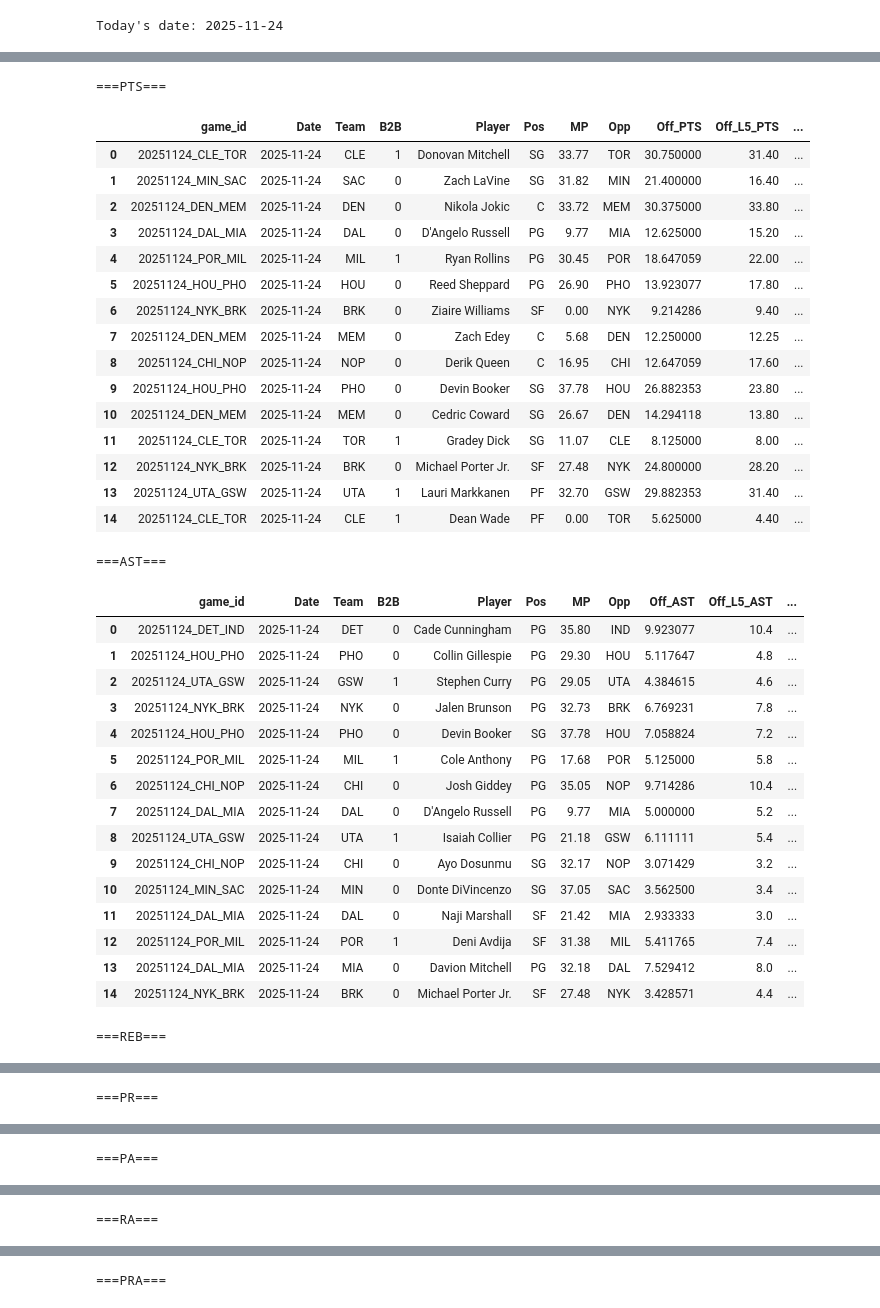
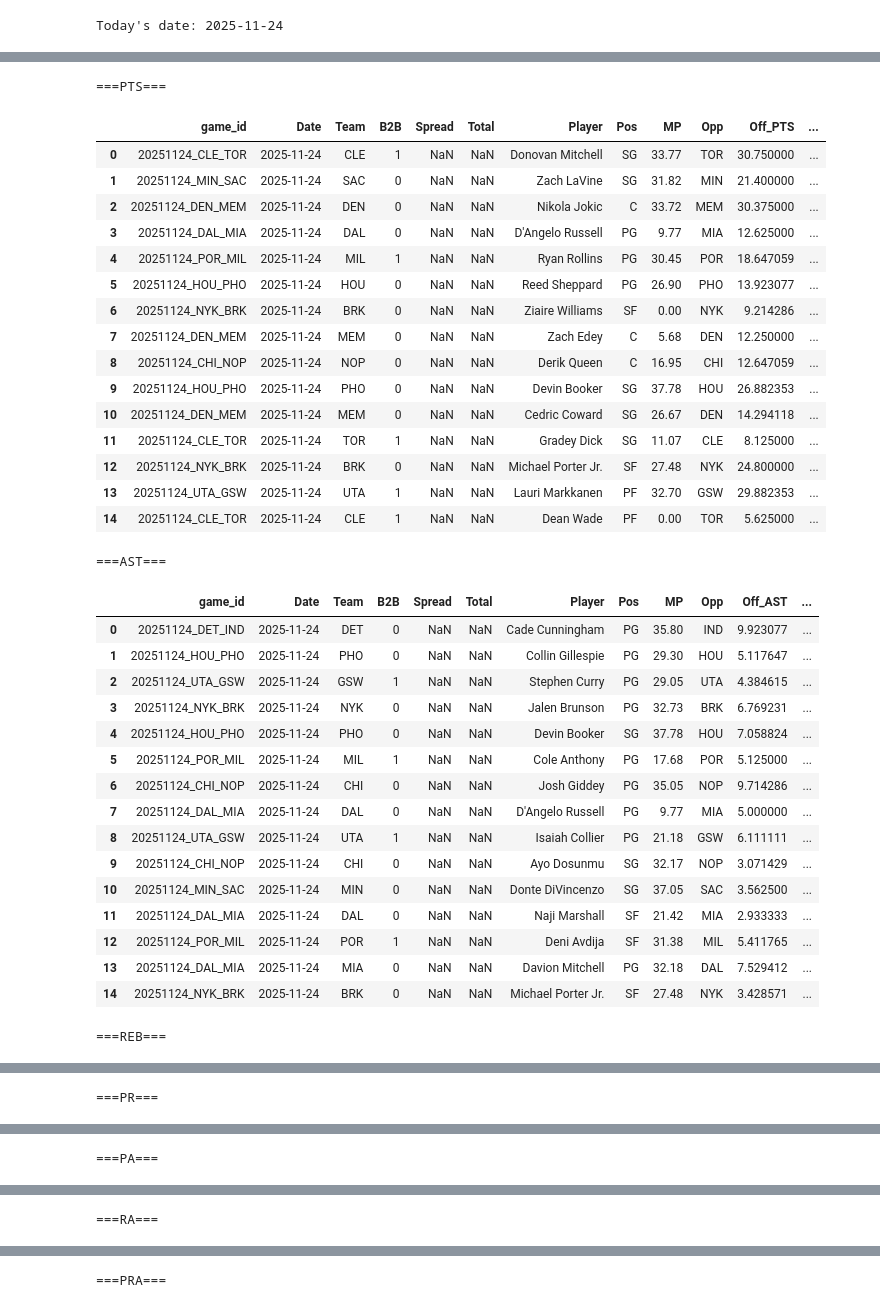
Before and after one commit to Relenes510/fantasy_basketball, a Jupyter notebook: notebooks/parlay actuals.ipynb, the cells around one changed output, grey strips where cells are left out. Drawn from its saved outputs; the diff is of its cells as text; code cells hidden in the pictures.

```diff
--- a/notebooks/parlay actuals.ipynb
+++ b/notebooks/parlay actuals.ipynb
@@ -71,7 +71,7 @@ def create_actuals_tbl(con):
     df_select = ", ".join(stats_cols)
     lines = str(lines).replace("[", "").replace("]", "")
     diffs = str(diffs).replace("[", "").replace("]", "")
-    df_actuals = con.execute(f"""SELECT game_id, df.Date, df.Team, B2B, df.Player, df.Pos, MP, Opp,
+    df_actuals = con.execute(f"""SELECT game_id, df.Date, df.Team, B2B, Spread, Total, df.Player, df.Pos, MP, Opp,
                                  {df_select} FROM df JOIN df_stats
                                  ON df.Date = df_stats.Date AND df.Player = df_stats.Player
                                  """).fetchdf()
@@ -99,7 +99,7 @@ df = create_actuals_tbl(con)
 # %%
 for stat in ['PTS', 'AST', 'REB', 'PR', 'PA', 'RA', 'PRA']:
     print(f"==={stat}===")
-    display(con.execute(f"""SELECT game_id, Date, Team, B2B, Player, Pos, MP, Opp,
+    display(con.execute(f"""SELECT game_id, Date, Team, B2B, Spread, Total, Player, Pos, MP, Opp,
                             Off_{stat}, Off_L5_{stat}, AVG_{stat}_H2H,
                             Def_{stat}, Def_L5_{stat}, {stat}_line, {stat},
                             {stat}_Diff, {stat}_Result FROM df
@@ -229,46 +229,46 @@ for stat in ['PTS', 'AST', 'REB', 'PR', 'PA', 'RA', 'PRA']:
 # %%
 for stat in ['PTS', 'AST', 'REB', 'PR', 'PA', 'RA', 'PRA']:
     print(f"==={stat}===")
-    display(con.execute(f"""SELECT game_id, Date, Team, B2B, Player, Pos, MP, Opp,
+    display(con.execute(f"""SELECT game_id, Date, Team, B2B, Spread, Total, Player, Pos, MP, Opp,
                             Off_{stat}, Off_L5_{stat}, AVG_{stat}_H2H,
                             Def_{stat}, Def_L5_{stat}, {stat}_line, {stat},
                             {stat}_Diff, {stat}_Result FROM df
                             WHERE {stat}_line IS NOT NULL AND {stat}_Result = 'U'
                             ORDER BY {stat}_Diff
                             LIMIT 15""").fetchdf())
 # %% [output]
 ===PTS===
-|  | game_id | Date | Team | B2B | Player | Pos | MP | Opp | Off_PTS | Off_L5_PTS | ... |
-| 0 | 20251124_CLE_TOR | 2025-11-24 | CLE | 1 | Donovan Mitchell | SG | 33.77 | TOR | 30.750000 | 31.40 | ... |
-| 1 | 20251124_MIN_SAC | 2025-11-24 | SAC | 0 | Zach LaVine | SG | 31.82 | MIN | 21.400000 | 16.40 | ... |
-| 2 | 20251124_DEN_MEM | 2025-11-24 | DEN | 0 | Nikola Jokic | C | 33.72 | MEM | 30.375000 | 33.80 | ... |
-| 3 | 20251124_DAL_MIA | 2025-11-24 | DAL | 0 | D'Angelo Russell | PG | 9.77 | MIA | 12.625000 | 15.20 | ... |
-| 4 | 20251124_POR_MIL | 2025-11-24 | MIL | 1 | Ryan Rollins | PG | 30.45 | POR | 18.647059 | 22.00 | ... |
-| 5 | 20251124_HOU_PHO | 2025-11-24 | HOU | 0 | Reed Sheppard | PG | 26.90 | PHO | 13.923077 | 17.80 | ... |
-| 6 | 20251124_NYK_BRK | 2025-11-24 | BRK | 0 | Ziaire Williams | SF | 0.00 | NYK | 9.214286 | 9.40 | ... |
-| 7 | 20251124_DEN_MEM | 2025-11-24 | MEM | 0 | Zach Edey | C | 5.68 | DEN | 12.250000 | 12.25 | ... |
-| 8 | 20251124_CHI_NOP | 2025-11-24 | NOP | 0 | Derik Queen | C | 16.95 | CHI | 12.647059 | 17.60 | ... |
-| 9 | 20251124_HOU_PHO | 2025-11-24 | PHO | 0 | Devin Booker | SG | 37.78 | HOU | 26.882353 | 23.80 | ... |
-| 10 | 20251124_DEN_MEM | 2025-11-24 | MEM | 0 | Cedric Coward | SG | 26.67 | DEN | 14.294118 | 13.80 | ... |
-| 11 | 20251124_CLE_TOR | 2025-11-24 | TOR | 1 | Gradey Dick | SG | 11.07 | CLE | 8.125000 | 8.00 | ... |
-| 12 | 20251124_NYK_BRK | 2025-11-24 | BRK | 0 | Michael Porter Jr. | SF | 27.48 | NYK | 24.800000 | 28.20 | ... |
-| 13 | 20251124_UTA_GSW | 2025-11-24 | UTA | 1 | Lauri Markkanen | PF | 32.70 | GSW | 29.882353 | 31.40 | ... |
-| 14 | 20251124_CLE_TOR | 2025-11-24 | CLE | 1 | Dean Wade | PF | 0.00 | TOR | 5.625000 | 4.40 | ... |
+|  | game_id | Date | Team | B2B | Spread | Total | Player | Pos | MP | Opp | Off_PTS | ... |
+| 0 | 20251124_CLE_TOR | 2025-11-24 | CLE | 1 | NaN | NaN | Donovan Mitchell | SG | 33.77 | TOR | 30.750000 | ... |
+| 1 | 20251124_MIN_SAC | 2025-11-24 | SAC | 0 | NaN | NaN | Zach LaVine | SG | 31.82 | MIN | 21.400000 | ... |
+| 2 | 20251124_DEN_MEM | 2025-11-24 | DEN | 0 | NaN | NaN | Nikola Jokic | C | 33.72 | MEM | 30.375000 | ... |
+| 3 | 20251124_DAL_MIA | 2025-11-24 | DAL | 0 | NaN | NaN | D'Angelo Russell | PG | 9.77 | MIA | 12.625000 | ... |
+| 4 | 20251124_POR_MIL | 2025-11-24 | MIL | 1 | NaN | NaN | Ryan Rollins | PG | 30.45 | POR | 18.647059 | ... |
+| 5 | 20251124_HOU_PHO | 2025-11-24 | HOU | 0 | NaN | NaN | Reed Sheppard | PG | 26.90 | PHO | 13.923077 | ... |
+| 6 | 20251124_NYK_BRK | 2025-11-24 | BRK | 0 | NaN | NaN | Ziaire Williams | SF | 0.00 | NYK | 9.214286 | ... |
+| 7 | 20251124_DEN_MEM | 2025-11-24 | MEM | 0 | NaN | NaN | Zach Edey | C | 5.68 | DEN | 12.250000 | ... |
+| 8 | 20251124_CHI_NOP | 2025-11-24 | NOP | 0 | NaN | NaN | Derik Queen | C | 16.95 | CHI | 12.647059 | ... |
+| 9 | 20251124_HOU_PHO | 2025-11-24 | PHO | 0 | NaN | NaN | Devin Booker | SG | 37.78 | HOU | 26.882353 | ... |
+| 10 | 20251124_DEN_MEM | 2025-11-24 | MEM | 0 | NaN | NaN | Cedric Coward | SG | 26.67 | DEN | 14.294118 | ... |
+| 11 | 20251124_CLE_TOR | 2025-11-24 | TOR | 1 | NaN | NaN | Gradey Dick | SG | 11.07 | CLE | 8.125000 | ... |
+| 12 | 20251124_NYK_BRK | 2025-11-24 | BRK | 0 | NaN | NaN | Michael Porter Jr. | SF | 27.48 | NYK | 24.800000 | ... |
+| 13 | 20251124_UTA_GSW | 2025-11-24 | UTA | 1 | NaN | NaN | Lauri Markkanen | PF | 32.70 | GSW | 29.882353 | ... |
+| 14 | 20251124_CLE_TOR | 2025-11-24 | CLE | 1 | NaN | NaN | Dean Wade | PF | 0.00 | TOR | 5.625000 | ... |
 ===AST===
-|  | game_id | Date | Team | B2B | Player | Pos | MP | Opp | Off_AST | Off_L5_AST | ... |
-| 0 | 20251124_DET_IND | 2025-11-24 | DET | 0 | Cade Cunningham | PG | 35.80 | IND | 9.923077 | 10.4 | ... |
-| 1 | 20251124_HOU_PHO | 2025-11-24 | PHO | 0 | Collin Gillespie | PG | 29.30 | HOU | 5.117647 | 4.8 | ... |
-| 2 | 20251124_UTA_GSW | 2025-11-24 | GSW | 1 | Stephen Curry | PG | 29.05 | UTA | 4.384615 | 4.6 | ... |
-| 3 | 20251124_NYK_BRK | 2025-11-24 | NYK | 0 | Jalen Brunson | PG | 32.73 | BRK | 6.769231 | 7.8 | ... |
-| 4 | 20251124_HOU_PHO | 2025-11-24 | PHO | 0 | Devin Booker | SG | 37.78 | HOU | 7.058824 | 7.2 | ... |
-| 5 | 20251124_POR_MIL | 2025-11-24 | MIL | 1 | Cole Anthony | PG | 17.68 | POR | 5.125000 | 5.8 | ... |
-| 6 | 20251124_CHI_NOP | 2025-11-24 | CHI | 0 | Josh Giddey | PG | 35.05 | NOP | 9.714286 | 10.4 | ... |
-| 7 | 20251124_DAL_MIA | 2025-11-24 | DAL | 0 | D'Angelo Russell | PG | 9.77 | MIA | 5.000000 | 5.2 | ... |
-| 8 | 20251124_UTA_GSW | 2025-11-24 | UTA | 1 | Isaiah Collier | PG | 21.18 | GSW | 6.111111 | 5.4 | ... |
-| 9 | 20251124_CHI_NOP | 2025-11-24 | CHI | 0 | Ayo Dosunmu | SG | 32.17 | NOP | 3.071429 | 3.2 | ... |
-| 10 | 20251124_MIN_SAC | 2025-11-24 | MIN | 0 | Donte DiVincenzo | SG | 37.05 | SAC | 3.562500 | 3.4 | ... |
-| 11 | 20251124_DAL_MIA | 2025-11-24 | DAL | 0 | Naji Marshall | SF | 21.42 | MIA | 2.933333 | 3.0 | ... |
-| 12 | 20251124_POR_MIL | 2025-11-24 | POR | 1 | Deni Avdija | SF | 31.38 | MIL | 5.411765 | 7.4 | ... |
-| 13 | 20251124_DAL_MIA | 2025-11-24 | MIA | 0 | Davion Mitchell | PG | 32.18 | DAL | 7.529412 | 8.0 | ... |
-| 14 | 20251124_NYK_BRK | 2025-11-24 | BRK | 0 | Michael Porter Jr. | SF | 27.48 | NYK | 3.428571 | 4.4 | ... |
+|  | game_id | Date | Team | B2B | Spread | Total | Player | Pos | MP | Opp | Off_AST | ... |
+| 0 | 20251124_DET_IND | 2025-11-24 | DET | 0 | NaN | NaN | Cade Cunningham | PG | 35.80 | IND | 9.923077 | ... |
+| 1 | 20251124_HOU_PHO | 2025-11-24 | PHO | 0 | NaN | NaN | Collin Gillespie | PG | 29.30 | HOU | 5.117647 | ... |
+| 2 | 20251124_UTA_GSW | 2025-11-24 | GSW | 1 | NaN | NaN | Stephen Curry | PG | 29.05 | UTA | 4.384615 | ... |
+| 3 | 20251124_NYK_BRK | 2025-11-24 | NYK | 0 | NaN | NaN | Jalen Brunson | PG | 32.73 | BRK | 6.769231 | ... |
+| 4 | 20251124_HOU_PHO | 2025-11-24 | PHO | 0 | NaN | NaN | Devin Booker | SG | 37.78 | HOU | 7.058824 | ... |
+| 5 | 20251124_POR_MIL | 2025-11-24 | MIL | 1 | NaN | NaN | Cole Anthony | PG | 17.68 | POR | 5.125000 | ... |
+| 6 | 20251124_CHI_NOP | 2025-11-24 | CHI | 0 | NaN | NaN | Josh Giddey | PG | 35.05 | NOP | 9.714286 | ... |
+| 7 | 20251124_DAL_MIA | 2025-11-24 | DAL | 0 | NaN | NaN | D'Angelo Russell | PG | 9.77 | MIA | 5.000000 | ... |
+| 8 | 20251124_UTA_GSW | 2025-11-24 | UTA | 1 | NaN | NaN | Isaiah Collier | PG | 21.18 | GSW | 6.111111 | ... |
+| 9 | 20251124_CHI_NOP | 2025-11-24 | CHI | 0 | NaN | NaN | Ayo Dosunmu | SG | 32.17 | NOP | 3.071429 | ... |
+| 10 | 20251124_MIN_SAC | 2025-11-24 | MIN | 0 | NaN | NaN | Donte DiVincenzo | SG | 37.05 | SAC | 3.562500 | ... |
+| 11 | 20251124_DAL_MIA | 2025-11-24 | DAL | 0 | NaN | NaN | Naji Marshall | SF | 21.42 | MIA | 2.933333 | ... |
+| 12 | 20251124_POR_MIL | 2025-11-24 | POR | 1 | NaN | NaN | Deni Avdija | SF | 31.38 | MIL | 5.411765 | ... |
+| 13 | 20251124_DAL_MIA | 2025-11-24 | MIA | 0 | NaN | NaN | Davion Mitchell | PG | 32.18 | DAL | 7.529412 | ... |
+| 14 | 20251124_NYK_BRK | 2025-11-24 | BRK | 0 | NaN | NaN | Michael Porter Jr. | SF | 27.48 | NYK | 3.428571 | ... |
 ===REB===
```
Also changed, not shown: parts of 3 cells of this notebook, 1 other file.
